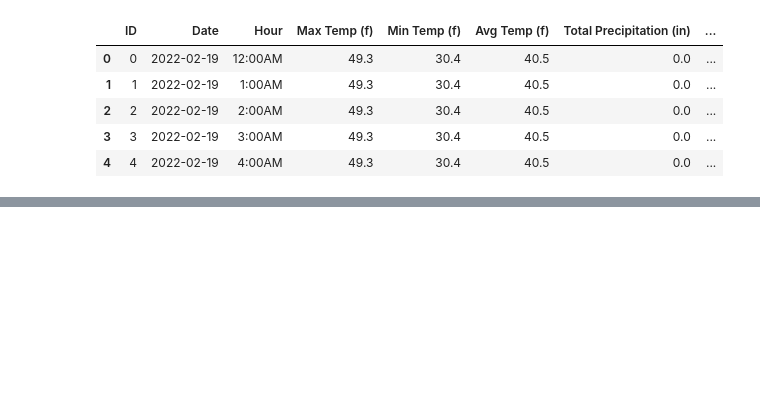
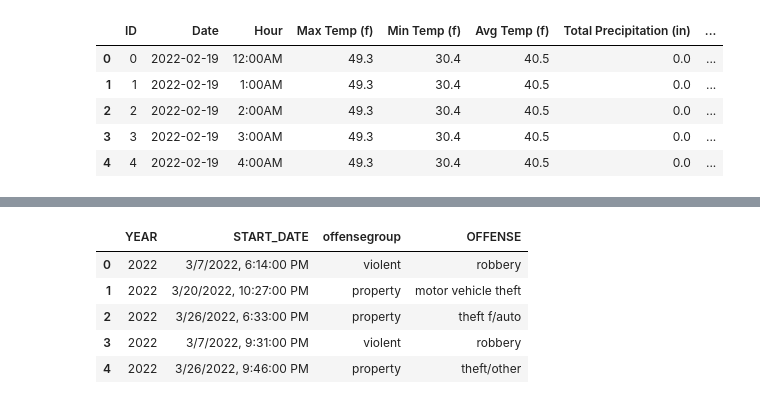
Before and after one commit to ysgorin/weather_crime, a Jupyter notebook: data_wrangling.ipynb, the cells around one changed output, grey strips where cells are left out. Drawn from its saved outputs; the diff is of its cells as text; code cells hidden in the pictures; blank space fills up the shorter version.

```diff
--- a/data_wrangling.ipynb
+++ b/data_wrangling.ipynb
@@ -309,0 +336,11 @@ weather_df.head()
+# %%
+# Remove columns that are not necessary for this analysis.
+crime_df = crime_df[['YEAR', 'START_DATE', 'offensegroup', 'OFFENSE']]
+crime_df.head()
+# %% [output]
+|  | YEAR | START_DATE | offensegroup | OFFENSE |
+| 0 | 2022 | 3/7/2022, 6:14:00 PM | violent | robbery |
+| 1 | 2022 | 3/20/2022, 10:27:00 PM | property | motor vehicle theft |
+| 2 | 2022 | 3/26/2022, 6:33:00 PM | property | theft f/auto |
+| 3 | 2022 | 3/7/2022, 9:31:00 PM | violent | robbery |
+| 4 | 2022 | 3/26/2022, 9:46:00 PM | property | theft/other |
```
Also changed, not shown: parts of 4 cells of this notebook, 1 other file.
